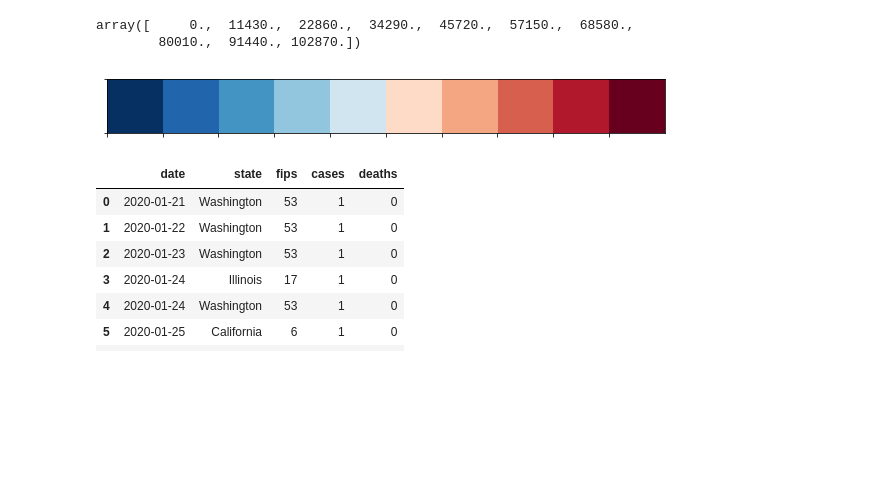
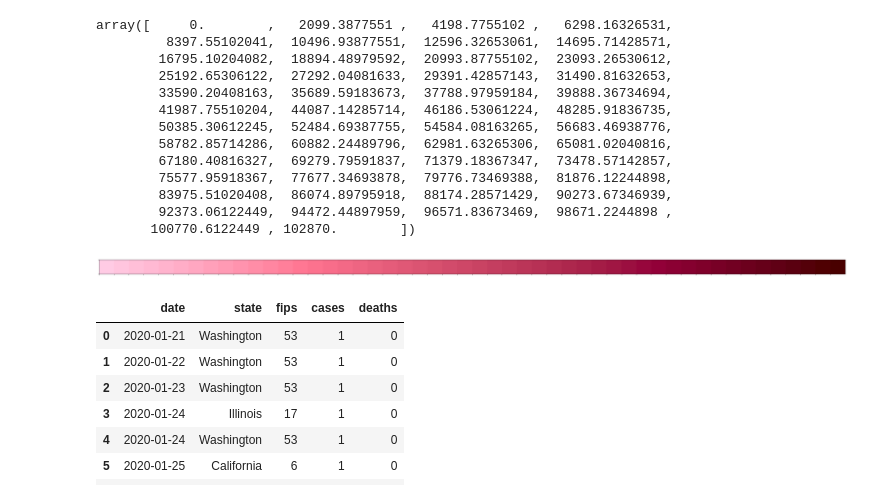
Before and after one commit to mdhwang/United-States-of-Covid, a Jupyter notebook: Folium Test US States.ipynb, the cells around one changed output. Cells and saved outputs as stored; diff of their text form; code cells hidden in the pictures; blank space fills up the shorter version.

Commit message:
updated coloring scheme with more bin options 10 -> 50

```diff
--- a/Folium Test US States.ipynb
+++ b/Folium Test US States.ipynb
@@ -56,16 +56,30 @@ m
 [interactive output not drawn]
 # %%
 # Bins for State total Cases 10
-bin_edges = np.linspace(0,102870,10)
+bin_edges = np.linspace(0,102870,50)
 bin_edges
 # %% [output]
-array([     0.,  11430.,  22860.,  34290.,  45720.,  57150.,  68580.,
-        80010.,  91440., 102870.])
+array([     0.        ,   2099.3877551 ,   4198.7755102 ,   6298.16326531,
+         8397.55102041,  10496.93877551,  12596.32653061,  14695.71428571,
+        16795.10204082,  18894.48979592,  20993.87755102,  23093.26530612,
+        25192.65306122,  27292.04081633,  29391.42857143,  31490.81632653,
+        33590.20408163,  35689.59183673,  37788.97959184,  39888.36734694,
+        41987.75510204,  44087.14285714,  46186.53061224,  48285.91836735,
+        50385.30612245,  52484.69387755,  54584.08163265,  56683.46938776,
+        58782.85714286,  60882.24489796,  62981.63265306,  65081.02040816,
+        67180.40816327,  69279.79591837,  71379.18367347,  73478.57142857,
+        75577.95918367,  77677.34693878,  79776.73469388,  81876.12244898,
+        83975.51020408,  86074.89795918,  88174.28571429,  90273.67346939,
+        92373.06122449,  94472.44897959,  96571.83673469,  98671.2244898 ,
+       100770.6122449 , 102870.        ])
+# %%
+fifty_color_red = ['#490000', '#4f0002', '#540009', '#5a0010', '#600015', '#660019', '#6c001d', '#720022', '#780026', '#7f002a', '#85002f', '#8b0033', '#920038', '#97063c', '#9b0f40', '#a01643', '#a41c46', '#a9224a', '#ad274d', '#b22c51', '#b73155', '#bb3558', '#c03a5c', '#c43e60', '#c94363', '#ce4767', '#d24b6b', '#d7506e', '#db5472', '#e05876', '#e55c7a', '#e9617e', '#ee6582', '#f36986', '#f86d8a', '#fc728e', '#ff7793', '#ff7f9a', '#ff86a1', '#ff8da7', '#ff93ae', '#ff9ab4', '#ffa0ba', '#ffa7c1', '#ffadc7', '#ffb3cd', '#ffb9d3', '#ffbfd8', '#ffc5de', '#ffcbe4']
+fifty_color_red.reverse()
 # %%
-color_scale = np.array(['#053061','#2166ac','#4393c3','#92c5de','#d1e5f0','#fddbc7','#f4a582','#d6604d','#b2182b','#67001f'])
+color_scale = np.array(fifty_color_red)
 sns.palplot(sns.color_palette(color_scale))
 # %% [output]
-[figure, old version]
+[figure, new version]
 # %%
 def color_coding(poll, bin_edges):
     idx = np.digitize(poll, bin_edges, right=True)
```
Also changed, not shown: parts of 10 cells of this notebook, 1 other file.
